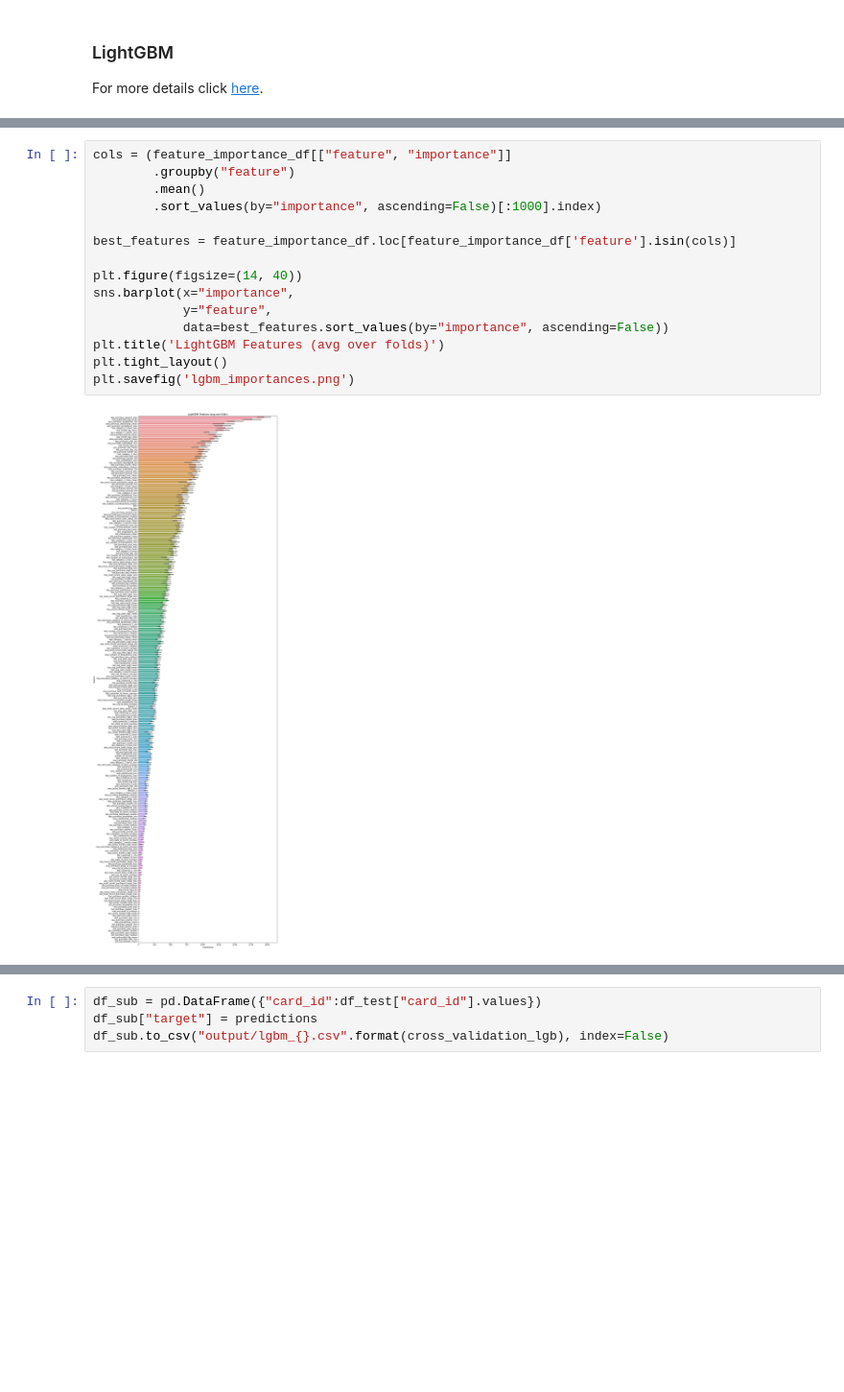
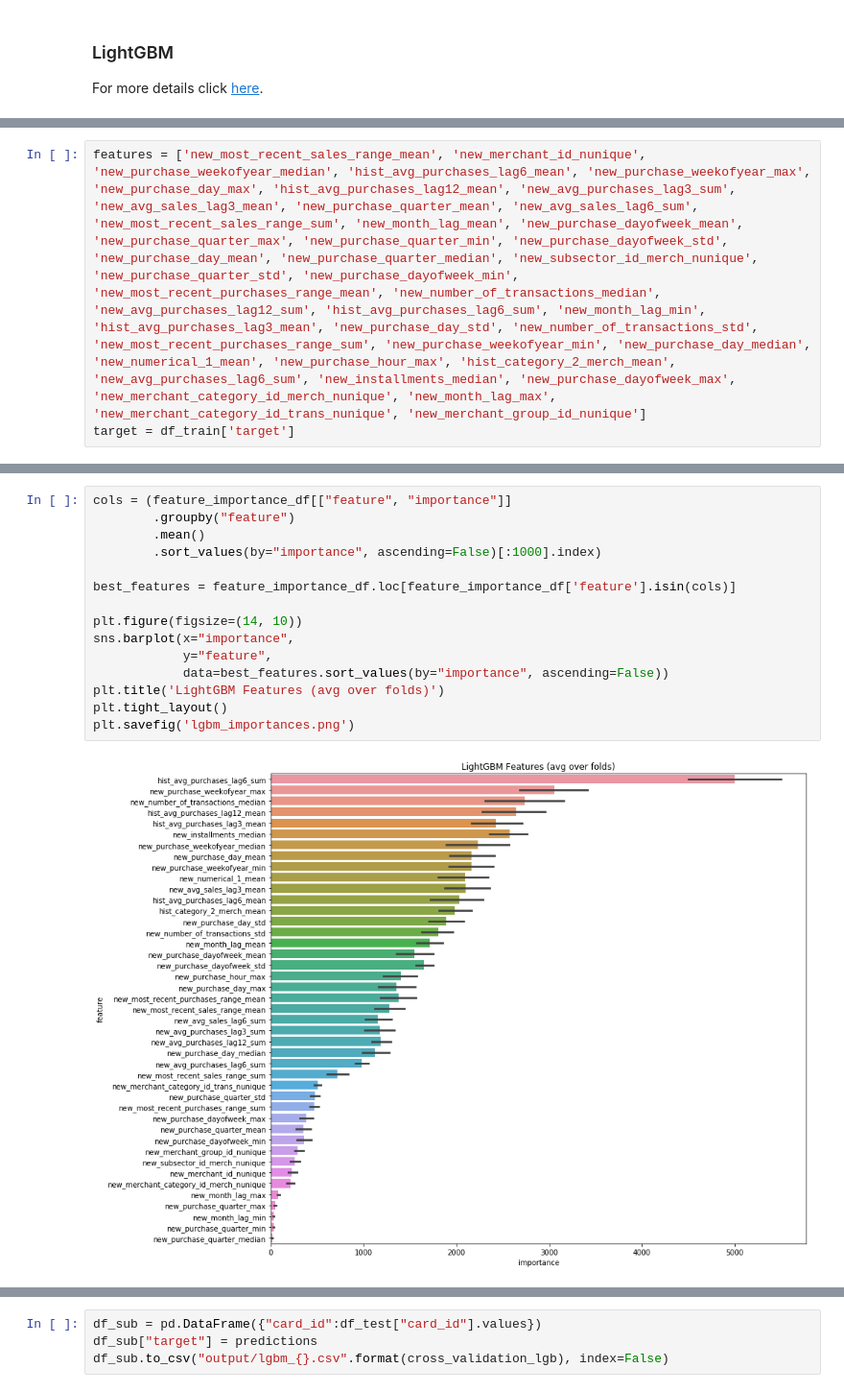
Before and after one commit to Zol-S/kaggle, a Jupyter notebook: Elo Merchant Category Recommendation/3.7_LightGBM_selected_features.ipynb, the cells around one changed output, grey strips where cells are left out. Shown at 96% size. Drawn from its saved outputs; the diff is of its cells as text; blank space fills up the shorter version.

```diff
--- a/Elo Merchant Category Recommendation/3.7_LightGBM_selected_features.ipynb
+++ b/Elo Merchant Category Recommendation/3.7_LightGBM_selected_features.ipynb
@@ -164,3 +171,6 @@ features = list(df_train[use_cols].columns)
+# %%
+features = ['new_most_recent_sales_range_mean', 'new_merchant_id_nunique', 'new_purchase_weekofyear_median', 'hist_avg_purchases_lag6_mean', 'new_purchase_weekofyear_max', 'new_purchase_day_max', 'hist_avg_purchases_lag12_mean', 'new_avg_purchases_lag3_sum', 'new_avg_sales_lag3_mean', 'new_purchase_quarter_mean', 'new_avg_sales_lag6_sum', 'new_most_recent_sales_range_sum', 'new_month_lag_mean', 'new_purchase_dayofweek_mean', 'new_purchase_quarter_max', 'new_purchase_quarter_min', 'new_purchase_dayofweek_std', 'new_purchase_day_mean', 'new_purchase_quarter_median', 'new_subsector_id_merch_nunique', 'new_purchase_quarter_std', 'new_purchase_dayofweek_min', 'new_most_recent_purchases_range_mean', 'new_number_of_transactions_median', 'new_avg_purchases_lag12_sum', 'hist_avg_purchases_lag6_sum', 'new_month_lag_min', 'hist_avg_purchases_lag3_mean', 'new_purchase_day_std', 'new_number_of_transactions_std', 'new_most_recent_purchases_range_sum', 'new_purchase_weekofyear_min', 'new_purchase_day_median', 'new_numerical_1_mean', 'new_purchase_hour_max', 'hist_category_2_merch_mean', 'new_avg_purchases_lag6_sum', 'new_installments_median', 'new_purchase_dayofweek_max', 'new_merchant_category_id_merch_nunique', 'new_month_lag_max', 'new_merchant_category_id_trans_nunique', 'new_merchant_group_id_nunique']
+target = df_train['target']
 # %%
 param = {
     "bagging_fraction": 0.9,
@@ -227,17 +237,17 @@ Cross-validation score: 3.671395629792665
 # %%
 cols = (feature_importance_df[["feature", "importance"]]
         .groupby("feature")
         .mean()
         .sort_values(by="importance", ascending=False)[:1000].index)
 
 best_features = feature_importance_df.loc[feature_importance_df['feature'].isin(cols)]
 
-plt.figure(figsize=(14, 40))
+plt.figure(figsize=(14, 10))
 sns.barplot(x="importance",
             y="feature",
             data=best_features.sort_values(by="importance", ascending=False))
 plt.title('LightGBM Features (avg over folds)')
 plt.tight_layout()
 plt.savefig('lgbm_importances.png')
 # %% [output]
-[figure, old version]
+[figure, new version]
```
Also changed, not shown: parts of 9 cells of this notebook, 4 other files.
